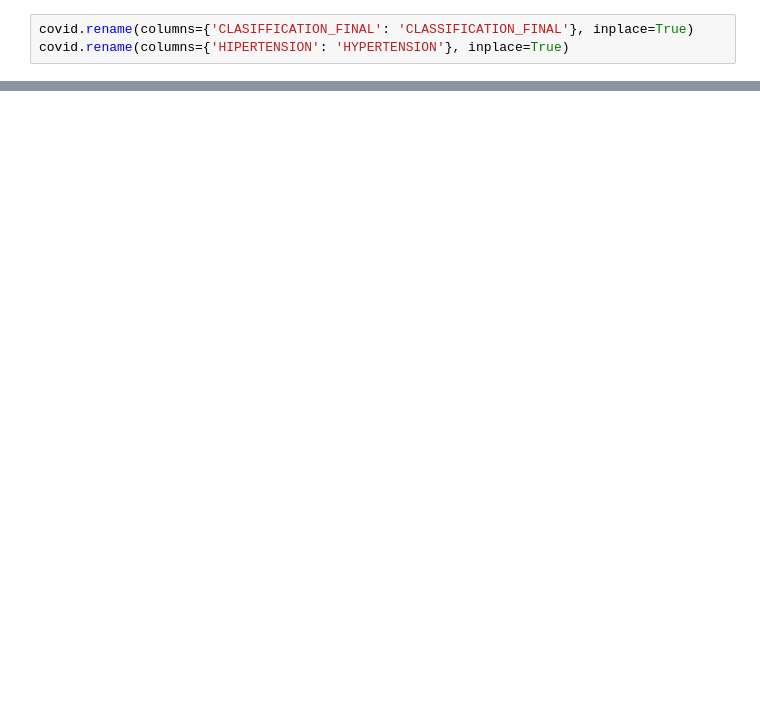
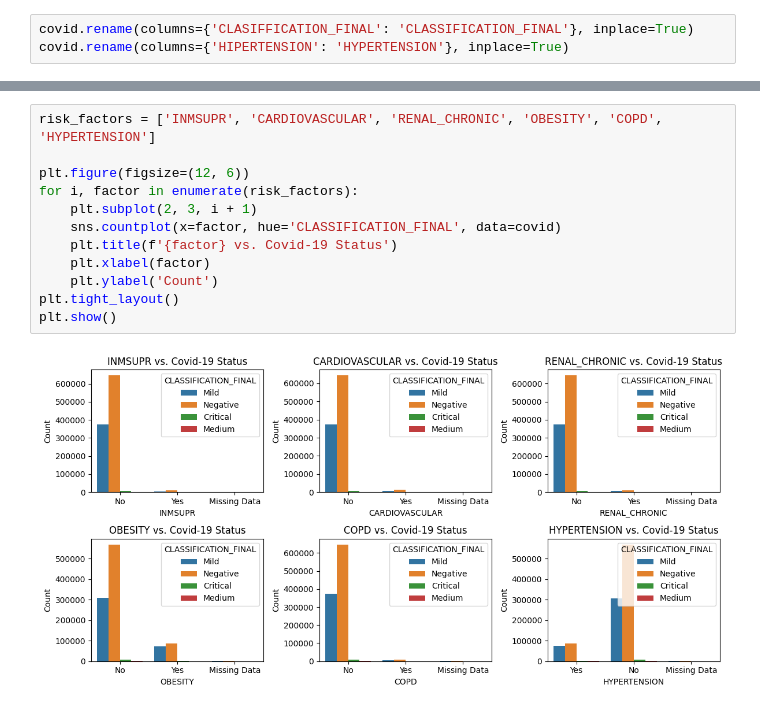
Before and after one commit to AlayandeWork/Covid.Data.Analysis, a Jupyter notebook: Covid_Assignment.ipynb, the cells around one changed output, grey strips where cells are left out. Drawn from its saved outputs; the diff is of its cells as text; blank space fills up the shorter version.

```diff
--- a/Covid_Assignment.ipynb
+++ b/Covid_Assignment.ipynb
@@ -116,0 +185,14 @@ covid.to_csv('New Covid Assignment.csv', index=False)
+# %%
+risk_factors = ['INMSUPR', 'CARDIOVASCULAR', 'RENAL_CHRONIC', 'OBESITY', 'COPD', 'HYPERTENSION']
+
+plt.figure(figsize=(12, 6))
+for i, factor in enumerate(risk_factors):
+    plt.subplot(2, 3, i + 1)
+    sns.countplot(x=factor, hue='CLASSIFICATION_FINAL', data=covid)
+    plt.title(f'{factor} vs. Covid-19 Status')
+    plt.xlabel(factor)
+    plt.ylabel('Count')
+plt.tight_layout()
+plt.show()
+# %% [output]
+[figure, added]
```
Also changed, not shown: parts of 37 cells of this notebook, 19 other files.
